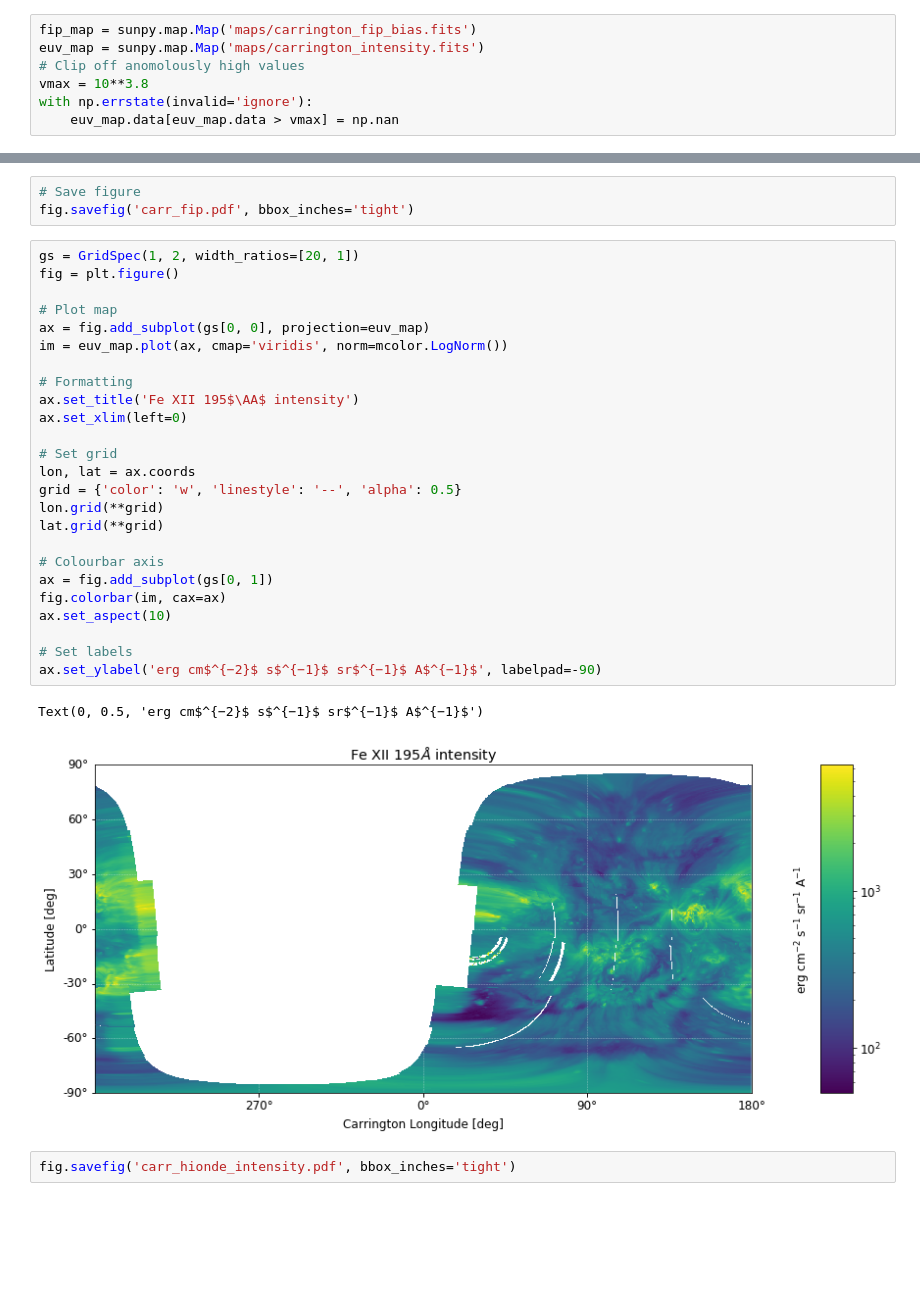
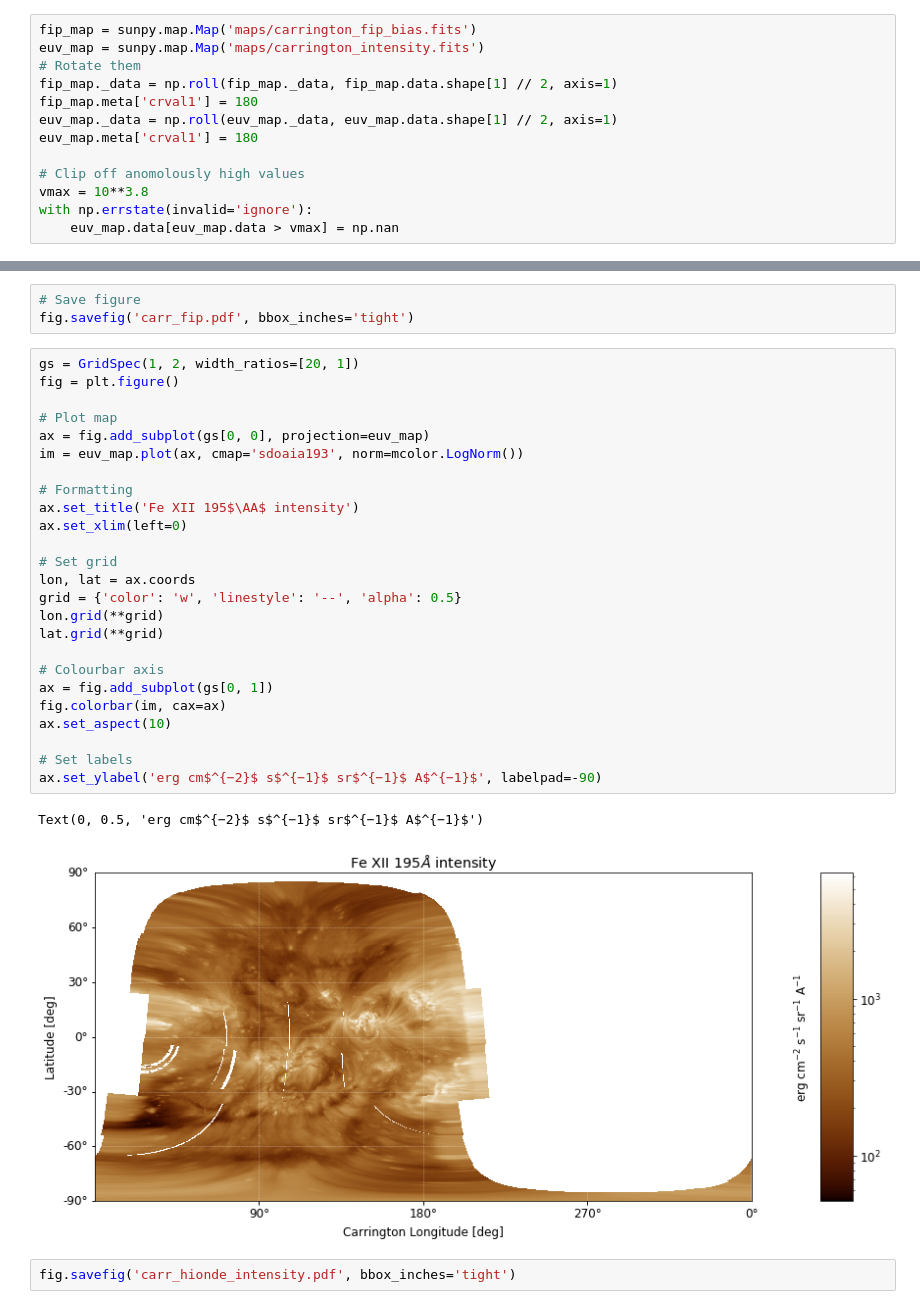
Before and after one commit to dstansby/publication-code, a Jupyter notebook: 2020-eis-tracing/fig_3_deprojected_mapping.ipynb, the cells around one changed output, grey strips where cells are left out. Saved outputs shown, nothing was run; the diff lists cells and outputs as text; blank space fills up the shorter version.

```diff
--- a/2020-eis-tracing/fig_3_deprojected_mapping.ipynb
+++ b/2020-eis-tracing/fig_3_deprojected_mapping.ipynb
@@ -37,6 +37,12 @@ Load de-projected maps
 # %%
 fip_map = sunpy.map.Map('maps/carrington_fip_bias.fits')
 euv_map = sunpy.map.Map('maps/carrington_intensity.fits')
+# Rotate them
+fip_map._data = np.roll(fip_map._data, fip_map.data.shape[1] // 2, axis=1)
+fip_map.meta['crval1'] = 180
+euv_map._data = np.roll(euv_map._data, euv_map.data.shape[1] // 2, axis=1)
+euv_map.meta['crval1'] = 180
+
 # Clip off anomolously high values
 vmax = 10**3.8
 with np.errstate(invalid='ignore'):
@@ -86,30 +92,30 @@ fig.savefig('carr_fip.pdf', bbox_inches='tight')
 # %%
 gs = GridSpec(1, 2, width_ratios=[20, 1])
 fig = plt.figure()
 
 # Plot map
 ax = fig.add_subplot(gs[0, 0], projection=euv_map)
-im = euv_map.plot(ax, cmap='viridis', norm=mcolor.LogNorm())
+im = euv_map.plot(ax, cmap='sdoaia193', norm=mcolor.LogNorm())
 
 # Formatting
 ax.set_title('Fe XII 195$\AA$ intensity')
 ax.set_xlim(left=0)
 
 # Set grid
 lon, lat = ax.coords
 grid = {'color': 'w', 'linestyle': '--', 'alpha': 0.5}
 lon.grid(**grid)
 lat.grid(**grid)
 
 # Colourbar axis
 ax = fig.add_subplot(gs[0, 1])
 fig.colorbar(im, cax=ax)
 ax.set_aspect(10)
 
 # Set labels
 ax.set_ylabel('erg cm$^{−2}$ s$^{−1}$ sr$^{−1}$ A$^{−1}$', labelpad=-90)
 # %% [output]
 Text(0, 0.5, 'erg cm$^{−2}$ s$^{−1}$ sr$^{−1}$ A$^{−1}$')
-[figure, old version]
+[figure, new version]
 # %%
 fig.savefig('carr_hionde_intensity.pdf', bbox_inches='tight')
```
Also changed, not shown: parts of 1 cell of this notebook, 5 other files.
